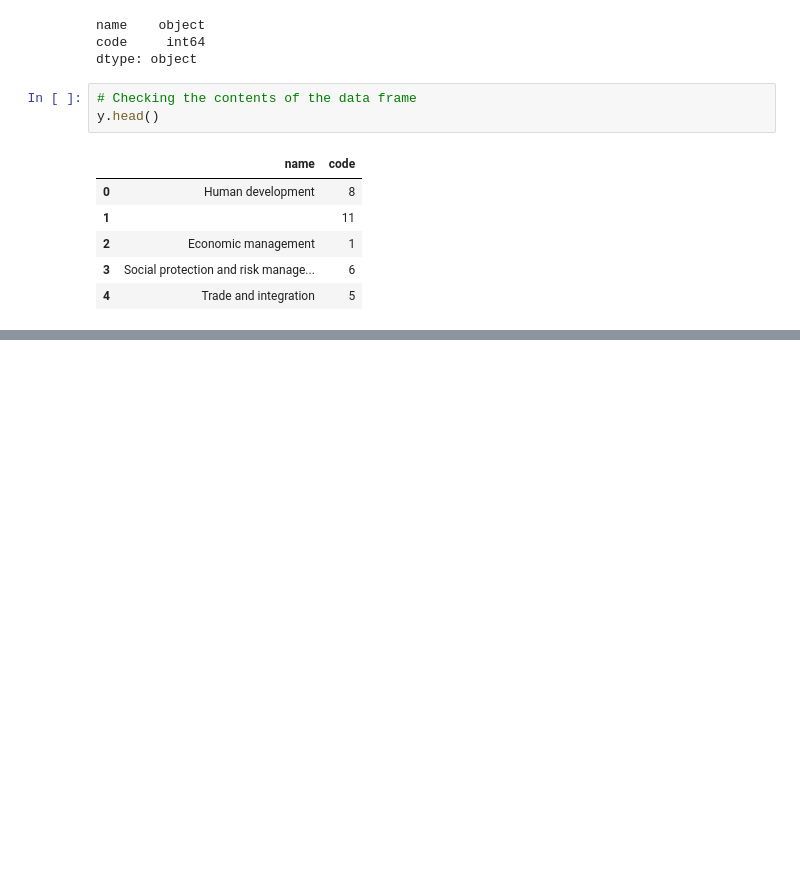
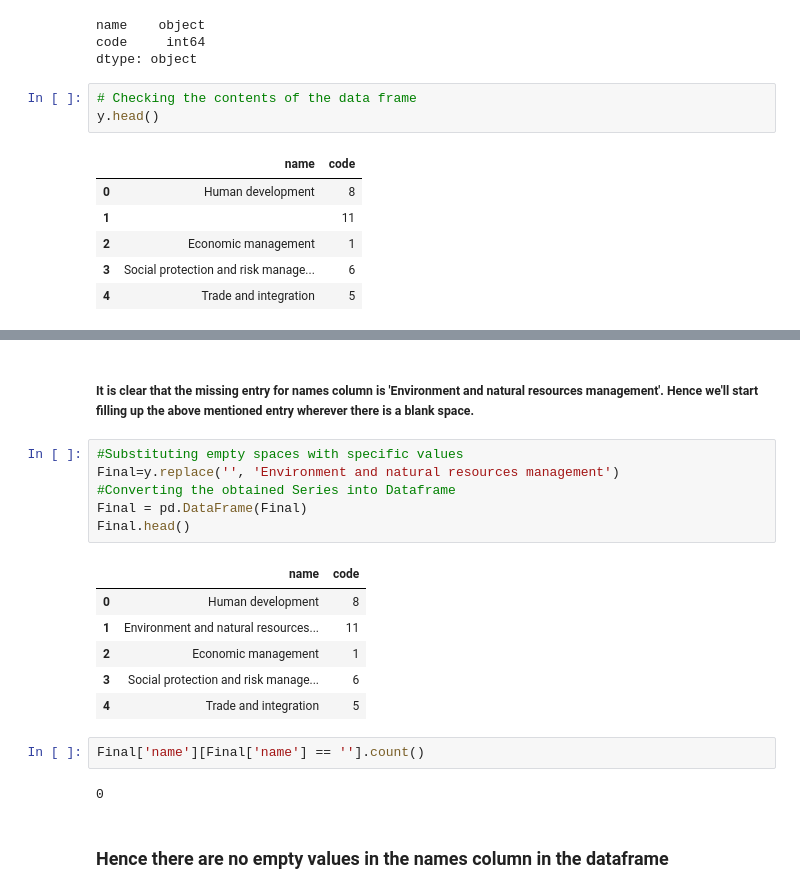
Before and after one commit to KrishanuSinha/Krishanu_Repo, a Jupyter notebook: sliderule_dsi_json_exercise.ipynb, the cells around one changed output, grey strips where cells are left out. Drawn from its saved outputs; the diff is of its cells as text; blank space fills up the shorter version.

```diff
--- a/sliderule_dsi_json_exercise.ipynb
+++ b/sliderule_dsi_json_exercise.ipynb
@@ -321,0 +320,21 @@ z.head()
+# %% [markdown]
+##### It is clear that the missing entry for names column is 'Environment and natural resources management'. Hence we'll start filling up the above mentioned entry wherever there is a blank space.
+# %%
+#Substituting empty spaces with specific values
+Final=y.replace('', 'Environment and natural resources management')
+#Converting the obtained Series into Dataframe
+Final = pd.DataFrame(Final)
+Final.head()
+# %% [output]
+|  | name | code |
+| 0 | Human development | 8 |
+| 1 | Environment and natural resources... | 11 |
+| 2 | Economic management | 1 |
+| 3 | Social protection and risk manage... | 6 |
+| 4 | Trade and integration | 5 |
+# %%
+Final['name'][Final['name'] == ''].count()
+# %% [output]
+0
+# %% [markdown]
+### Hence there are no empty values in the names column in the dataframe
```
Also changed, not shown: parts of 6 cells of this notebook.
